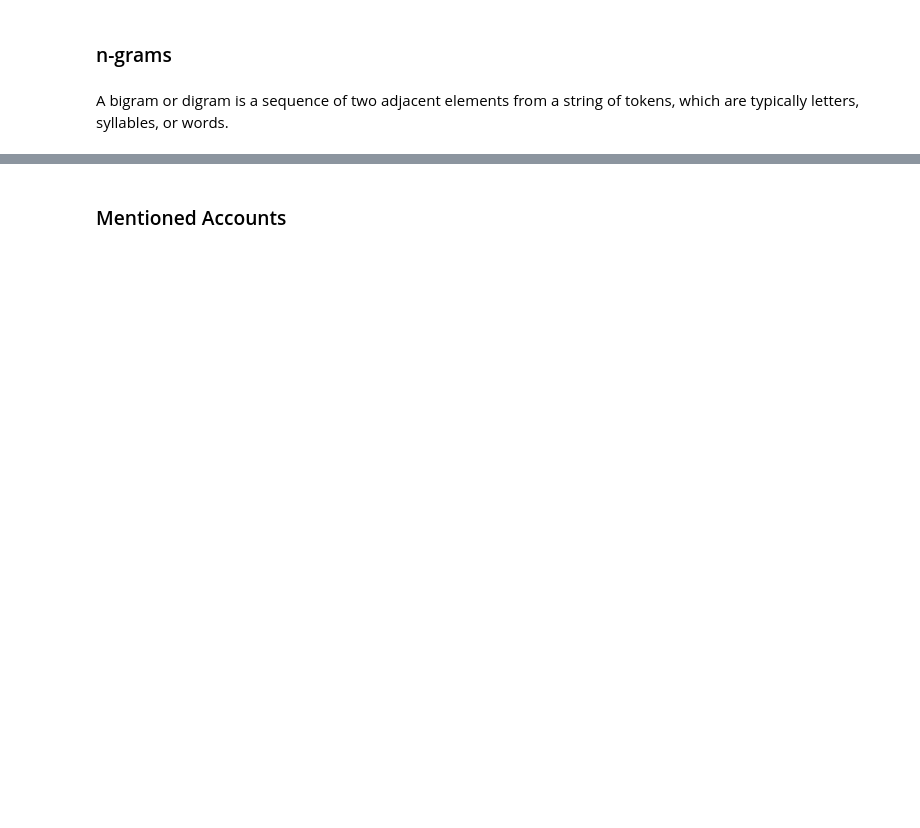
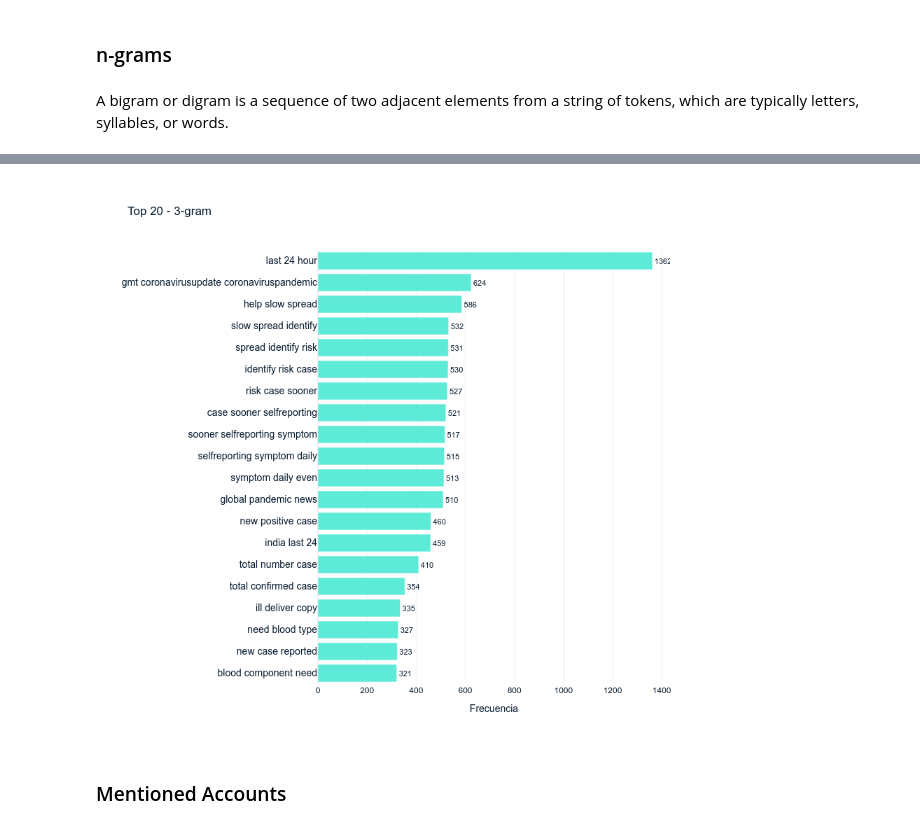
Before and after one commit to esteban-russi/Topic_Modeling_LDA_with_COVID19_Tweets, a Jupyter notebook: Topic_Modeling_LDA_with_COVID19_Tweets.ipynb, the cells around one changed output, grey strips where cells are left out. Saved outputs shown, nothing was run; the diff lists cells and outputs as text; code cells hidden in the pictures; blank space fills up the shorter version.

```diff
--- a/Topic_Modeling_LDA_with_COVID19_Tweets.ipynb
+++ b/Topic_Modeling_LDA_with_COVID19_Tweets.ipynb
@@ -242,33 +265,42 @@ fig.show()
 # %%
 ## -------------------------------------------- PARAMETERS --------------------------------------------
 # n-grama size
 n = 3
 # Number of results to show
 display = 20
 
 ## -------------------------------------------- PREPARE DATA --------------------------------------------
 
 # n-gram creation
 n_gram = create_ngrams(words ,n)
 
 # Frerquency
 n_counter = Counter(n_gram).most_common(display)[::-1]
 
 # Split tokens and quantity
 tokens, counts = zip(*n_counter)
 
 ## -------------------------------------------- VISUALIZE --------------------------------------------
 fig = px.bar(y=tokens, x=counts, text=counts, labels={'x': 'Frecuencia', 'y': ''}, title=f'Top {display} - {n}-gram')
 fig.update_xaxes(tickangle=0)
 
 # Show the Plotly chart with data labels and a custom figure size
 fig.update_traces(textposition='outside',textangle=0, marker=dict(color='#5DEBD7'),
                   textfont=dict(size=11)) # Rotate labels to 0°
 
 fig.update_layout(
        plot_bgcolor='white', width=900, height=800,
        yaxis_tickfont=dict(size=14))
-fig.show()
+
+#fig.show()
+
+# Save the figure as an image
+fig.write_image("temp_figure.png")
+
+# Display the image
+Image("temp_figure.png")
+# %% [output]
+[figure, added]
 # %% [markdown]
 ### Mentioned Accounts
 # %%
```
Also changed, not shown: parts of 9 cells of this notebook.
